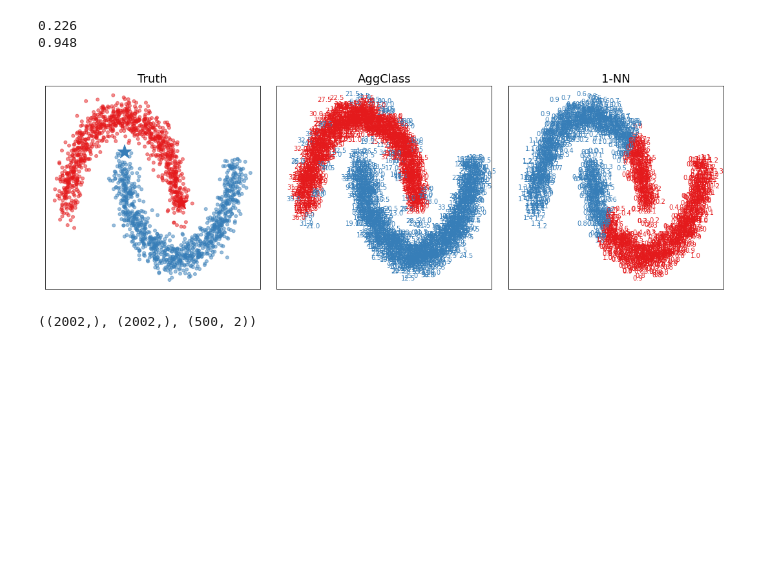
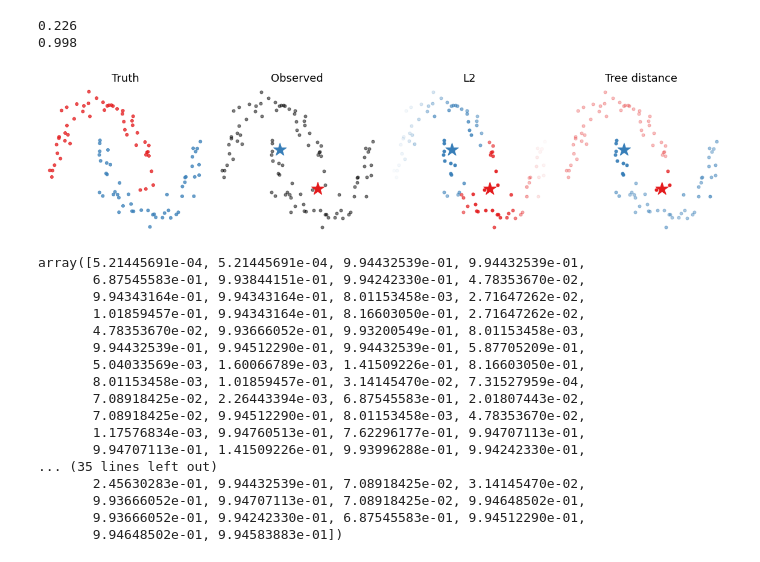
Before and after one commit to hhelm10/agg-class, a Jupyter notebook: notebooks/AggClass/simulations/vis.ipynb, the cells around one changed output. Drawn from its saved outputs; the diff is of its cells as text; code cells hidden in the pictures; blank space fills up the shorter version.

```diff
--- a/notebooks/AggClass/simulations/vis.ipynb
+++ b/notebooks/AggClass/simulations/vis.ipynb
@@ -82,18 +82,20 @@ def exp(n_unlabeled=100, n_labeled_per_class=1, noise=0.1, acorn=None):
 
     return accuracies
 # %%
-fig, ax = plt.subplots(1,3, figsize=(15,5), sharex=True, sharey=True)
+from sklearn.preprocessing import MinMaxScaler
+
+fig, ax = plt.subplots(1,4, figsize=(16,4), sharex=True, sharey=True)
 n_labeled=2
 
 colors=sns.color_palette("Set1", n_colors=2)
 
-np.random.seed(15)
+np.random.seed(1)
 
 fontsize=18
 n_labeled_per_class=1
 
 n_labeled=2*n_labeled_per_class
-n_unlabeled=2000
+n_unlabeled=100
 
 at_least_n_labeled_per_class = False
 while not at_least_n_labeled_per_class:
@@ -117,46 +119,66 @@ clf.fit(X_labeled, y_labeled)
 y_hat=clf.predict(X_test)
 print((y_hat == y_test).mean())
 y_hat=clf.predict(X)
 ax[2].scatter(X[:, 0], X[:, 1], c=np.array(colors)[np.array([0,1])][y_hat.astype(int)], s=s, alpha=0)
-ax[2].set_title('1-NN', fontsize=fontsize)
+ax[2].set_title('L2', fontsize=fontsize)
+ax[2].scatter(X_labeled[:, 0], X_labeled[:, 1], c=np.array(colors)[np.array([0,1])][y_labeled.astype(int)], marker='*', s=500)
+
 dists = np.stack([np.linalg.norm(X - xl, axis=1) for xl in X_labeled]).T
 
-min_dists = np.min(dists, axis=1)
+min_dists = np.min(dists, axis=1).reshape(-1,1)
 
-for i, d in enumerate(min_dists):
-    ax[2].text(X[i, 0], X[i, 1], s='%1.1f'%(d), c=colors[y_hat[i]])
+mms = MinMaxScaler(feature_range=(0,1)).fit(min_dists)
+min_dists_mms = mms.transform(min_dists)
+min_dists_mms = sigmoid(min_dists_mms.flatten(), c=8)
+
+
+for i, d in enumerate(min_dists_mms):
+    ax[2].scatter(X[i, 0], X[i, 1], s=s, alpha=1-d, color=colors[y_hat[i]])
 
 
 
-ax[0].scatter(X_unlabeled[:, 0], X_unlabeled[:, 1], c=np.array(colors)[np.array([0,1])][y_unlabeled.astype(int)], s=s, alpha=0.5)
-ax[0].scatter(X_labeled[:, 0], X_labeled[:, 1], c=np.array(colors)[np.array([0,1])][y_labeled.astype(int)], marker='*', s=500)
+ax[0].scatter(X_unlabeled[:, 0], X_unlabeled[:, 1], c=np.array(colors)[np.array([0,1])][y_unlabeled.astype(int)], s=s, alpha=0.75)
+ax[0].scatter(X_labeled[:, 0], X_labeled[:, 1], c=np.array(colors)[np.array([0,1])][y_labeled.astype(int)], s=s, alpha=0.75)
 ax[0].set_title('Truth', fontsize=fontsize)
+
+ax[1].scatter(X_unlabeled[:, 0], X_unlabeled[:, 1], c='k', s=s, alpha=0.5)
+ax[1].scatter(X_labeled[:, 0], X_labeled[:, 1], c=np.array(colors)[np.array([0,1])][y_labeled.astype(int)], marker='*', s=500)
+ax[1].set_title('Observed', fontsize=fontsize)
 
 clf=AgglomerativeEnsemble(n_estimators=1, p_inbag=1, affinity='euclidean', linkage='single',
                           n_neighbors=1, gem_p=32, classes=np.array([0,1]))
 clf.fit(X, y_)
 y_hat=clf.predict(X_test)
 print((y_hat == y_test).mean())
 y_hat=clf.predict(X)
-ax[1].scatter(X[:, 0], X[:, 1], c=np.array(colors)[np.array([0,1])][y_hat.astype(int)], s=s, alpha=0)
-ax[1].set_title('AggClass', fontsize=fontsize)
+ax[3].scatter(X[:, 0], X[:, 1], c=np.array(colors)[np.array([0,1])][y_hat.astype(int)], s=s, alpha=0)
+ax[3].set_title('Tree distance', fontsize=fontsize)
+ax[3].scatter(X_labeled[:, 0], X_labeled[:, 1], c=np.array(colors)[np.array([0,1])][y_labeled.astype(int)], marker='*', s=500)
 
-min_tree_dists = np.min(clf.ensemble[0].tree_distances, axis=1)
+tree_dists =  normalize(clf.ensemble[0].tree_distances, axis=1, norm='l1')
+
+min_tree_dists = np.min(tree_dists, axis=1).reshape(-1,1)
+mms = MinMaxScaler(feature_range=(0,1)).fit(min_tree_dists)
+min_tree_dists_mms = mms.transform(min_tree_dists)
+
+min_tree_dists = sigmoid(min_tree_dists, c=20)
+
 
 for i, mtd in enumerate(min_tree_dists):
-    ax[1].text(X[i, 0], X[i, 1], s='%1.1f'%(mtd), c=colors[y_hat[i]])
+    ax[3].scatter(X[i, 0], X[i, 1], s=s, color=colors[y_hat[i]], alpha=1-mtd)
 
 for ax_ in ax:
     ax_.set_yticks([])
     ax_.set_xticks([])
+    ax_.spines['top'].set_visible(False)
+    ax_.spines['right'].set_visible(False)
+    ax_.spines['bottom'].set_visible(False)
+    ax_.spines['left'].set_visible(False)
 
 
 plt.tight_layout()
+plt.savefig('figures/comparing_distances.pdf')
 # %% [output]
 0.226
-0.948
+0.998
-[figure, old version]
+[figure, new version]
-# %%
-min_dists.shape, min_tree_dists.shape, X_test.shape
-# %% [output]
-((2002,), (2002,), (500, 2))
@@ -164,0 +185,20 @@ min_dists.shape, min_tree_dists.shape, X_test.shape
+# %%
+sigmoid(min_tree_dists, c=15)
+# %% [output]
+array([5.21445691e-04, 5.21445691e-04, 9.94432539e-01, 9.94432539e-01,
+       6.87545583e-01, 9.93844151e-01, 9.94242330e-01, 4.78353670e-02,
+       9.94343164e-01, 9.94343164e-01, 8.01153458e-03, 2.71647262e-02,
+       1.01859457e-01, 9.94343164e-01, 8.16603050e-01, 2.71647262e-02,
+       4.78353670e-02, 9.93666052e-01, 9.93200549e-01, 8.01153458e-03,
+       9.94432539e-01, 9.94512290e-01, 9.94432539e-01, 5.87705209e-01,
+       5.04033569e-03, 1.60066789e-03, 1.41509226e-01, 8.16603050e-01,
+       8.01153458e-03, 1.01859457e-01, 3.14145470e-02, 7.31527959e-04,
+       7.08918425e-02, 2.26443394e-03, 6.87545583e-01, 2.01807443e-02,
+       7.08918425e-02, 9.94512290e-01, 8.01153458e-03, 4.78353670e-02,
+       1.17576834e-03, 9.94760513e-01, 7.62296177e-01, 9.94707113e-01,
+       9.94707113e-01, 1.41509226e-01, 9.93996288e-01, 9.94242330e-01,
+... (35 lines left out)
+       2.45630283e-01, 9.94432539e-01, 7.08918425e-02, 3.14145470e-02,
+       9.93666052e-01, 9.94707113e-01, 7.08918425e-02, 9.94648502e-01,
+       9.93666052e-01, 9.94242330e-01, 6.87545583e-01, 9.94512290e-01,
+       9.94648502e-01, 9.94583883e-01])
```
Also changed, not shown: parts of 7 cells of this notebook, 14 other files.
